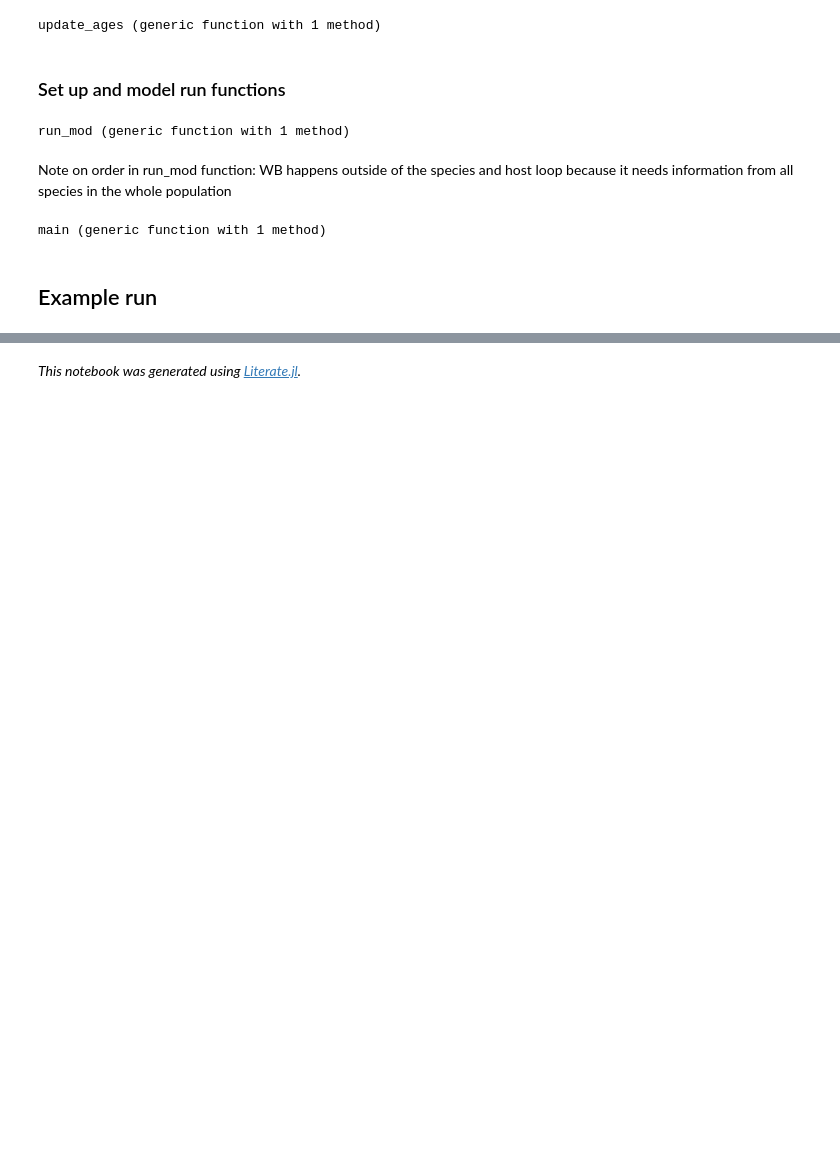
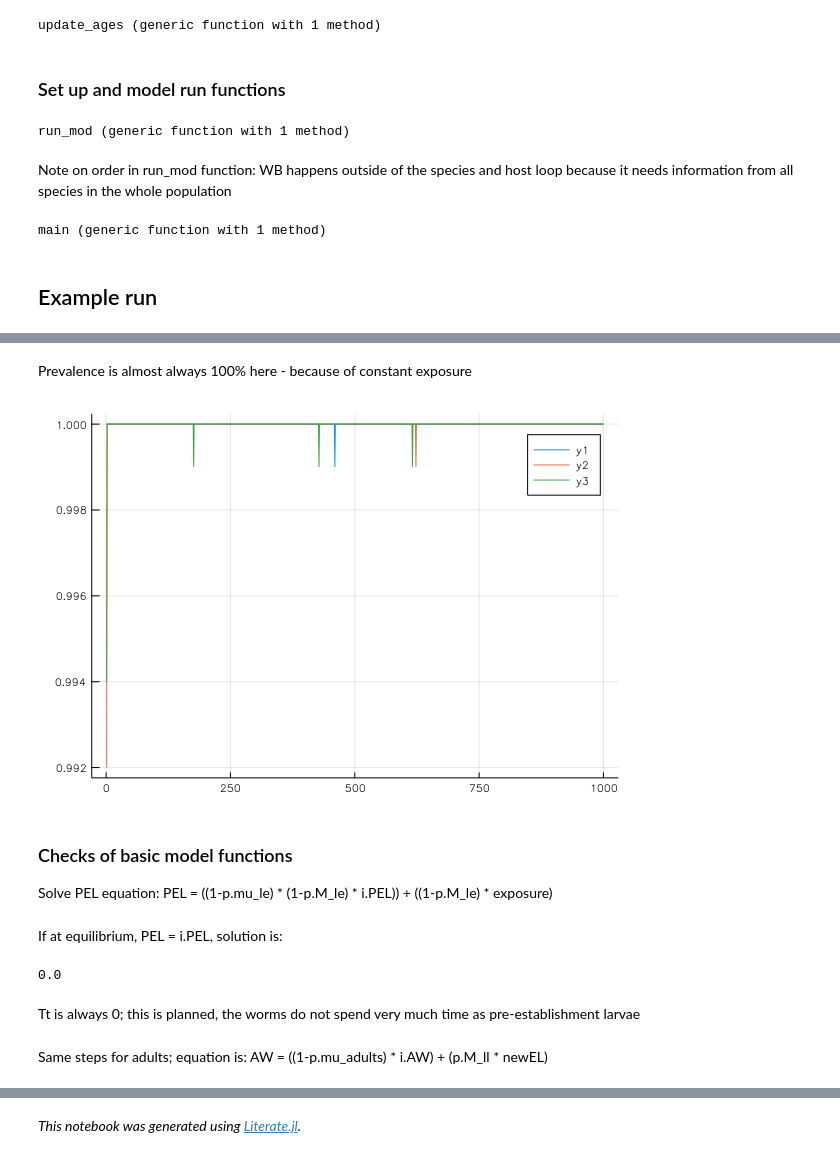
Before and after one commit to hannahlepper/sth_coinf_model, a Jupyter notebook: coinf_model.ipynb, the cells around one changed output, grey strips where cells are left out. Cells and saved outputs as stored; diff of their text form; code cells hidden in the pictures; blank space fills up the shorter version.

Commit message:
basic function checks

```diff
--- a/coinf_model.ipynb
+++ b/coinf_model.ipynb
@@ -296,0 +375,29 @@ Plot{Plots.GRBackend() n=3}
+# %% [markdown]
+Prevalence is almost always 100% here - because of constant exposure
+# %%
+plot(1:1000, prevs[1:1000,:])
+# %% [output]
+[figure, added]
+# %% [markdown]
+### Checks of basic model functions
+Solve PEL equation:
+PEL = ((1-p.mu_le) * (1-p.M_le) * i.PEL)) + ((1-p.M_le) * exposure)
+# %% [markdown]
+If at equilibrium, PEL = i.PEL, solution is:
+# %%
+function PEL_sol(M_le, mu_le, exposure)
+  (exposure * (1-M_le))/((mu_le * -M_le) + mu_le + M_le)
+end
+
+#works!!
+Na_PEL_sol = PEL_sol(SpPars[1].M_le, SpPars[1].mu_le, 5)
+Al_PEL_sol = PEL_sol(SpPars[2].M_le, SpPars[2].mu_le, 5)
+Tt_PEL_sol = PEL_sol(SpPars[3].M_le, SpPars[3].mu_le, 5)
+# %% [output]
+0.0
+# %% [markdown]
+Tt is always 0; this is planned, the worms do not spend very much
+time as pre-establishment larvae
+# %% [markdown]
+Same steps for adults; equation is:
+AW = ((1-p.mu_adults) * i.AW) + (p.M_ll * newEL)
```
Also changed, not shown: parts of 16 cells of this notebook, 1 other file.
